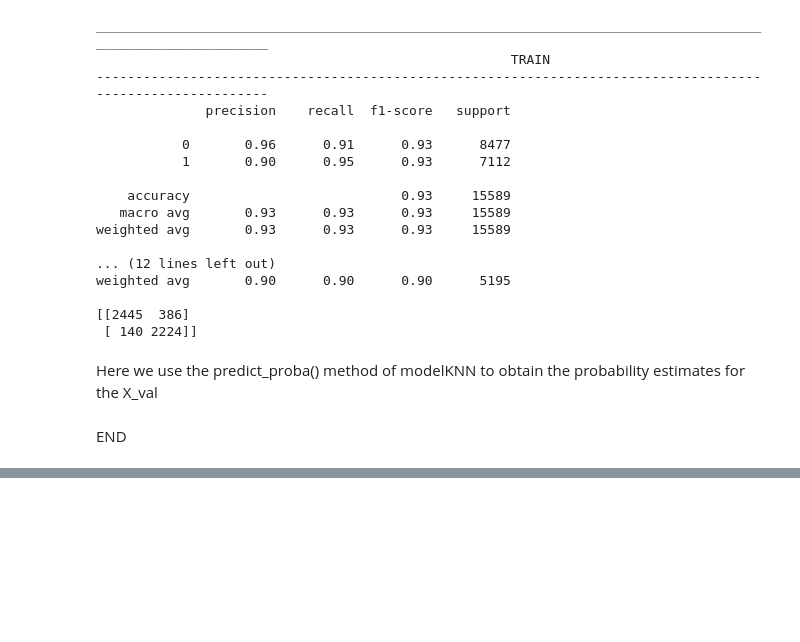
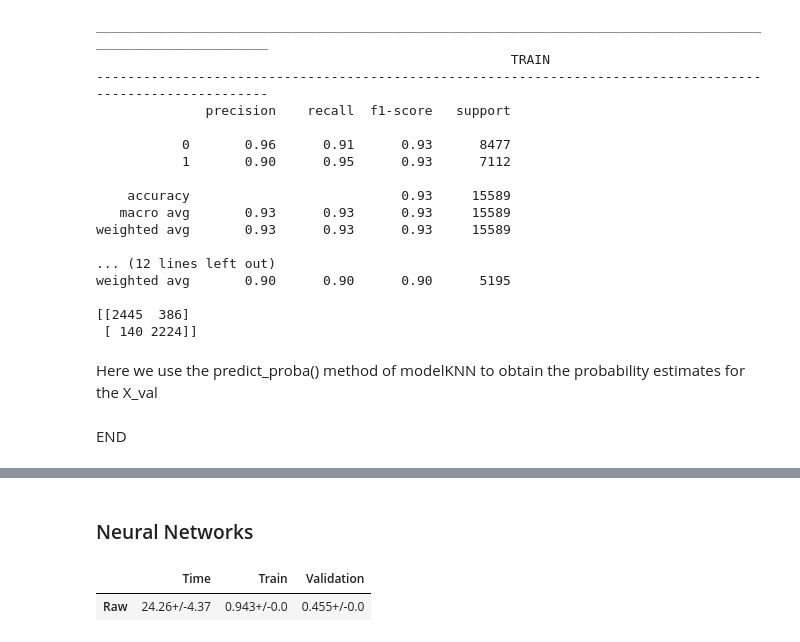
Before and after one commit to Leon209/Project_1-Supervised-Model, a Jupyter notebook: Project 1.ipynb, the cells around one changed output, grey strips where cells are left out. Saved outputs shown, nothing was run; the diff lists cells and outputs as text; code cells hidden in the pictures; blank space fills up the shorter version.

```diff
--- a/Project 1.ipynb
+++ b/Project 1.ipynb
@@ -595,0 +688,50 @@ END
+# %% [markdown]
+<h3>Neural Networks</h3>
+# %%
+def avg_score(model):
+    score_train = []
+    score_val = []
+    timer = []
+
+    for i in range(10):
+        begin = time.perf_counter() # start counting time
+        model.fit(X_train, y_train) # fit your model to your training data
+        end = time.perf_counter() # stop counting time
+
+        value_train = model.score(X_train, y_train) # mean accuracy for train
+        value_val = model.score(X_val, y_validate) # mean accuracy for validation
+        score_train.append(value_train) # append the mean accuracy in train to your list score_train
+        score_val.append(value_val) # append the mean accuracy in validation to your list score_val
+        timer.append(end-begin) # append the time to your list timer
+
+    avg_time = round(np.mean(timer),3) # check the mean value of training time for your 10 models
+    avg_train = round(np.mean(score_train),3) # check the mean accuracy in train for your 10 models
+    avg_val = round(np.mean(score_val),3) # check the mean accuracy in validation for your 10 models
+    std_time = round(np.std(timer),2) # check the standard deviation of training time for your 10 models
+    std_train = round(np.std(score_train),2) # check the standard deviation of the mean accuracy in train for your 10 models
+    std_val = round(np.std(score_val),2) # check the standard deviation of the mean accuracy in validation for your 10 models
+
+    return str(avg_time) + '+/-' + str(std_time), str(avg_train) + '+/-' + str(std_train),\
+str(avg_val) + '+/-' + str(std_val)
+# %%
+def show_results(df, models):
+    """
+    Receive an empty dataframe and the different models and call the function avg_score
+    """
+    count = 0
+    # for each model passed as argument
+    for model in models:
+        # obtain the results provided by avg_score
+        time, avg_train, avg_val = avg_score(model)
+        # store the results in the right row
+        df.iloc[count] = time, avg_train, avg_val
+        count+=1
+    return df
+# %%
+model = MLPClassifier()
+# %%
+df = pd.DataFrame(columns = ['Time','Train','Validation'], index = ['Raw'])
+show_results(df, [model])
+# %% [output]
+|  | Time | Train | Validation |
+| Raw | 24.26+/-4.37 | 0.943+/-0.0 | 0.455+/-0.0 |
```
Also changed, not shown: parts of 32 cells of this notebook.
